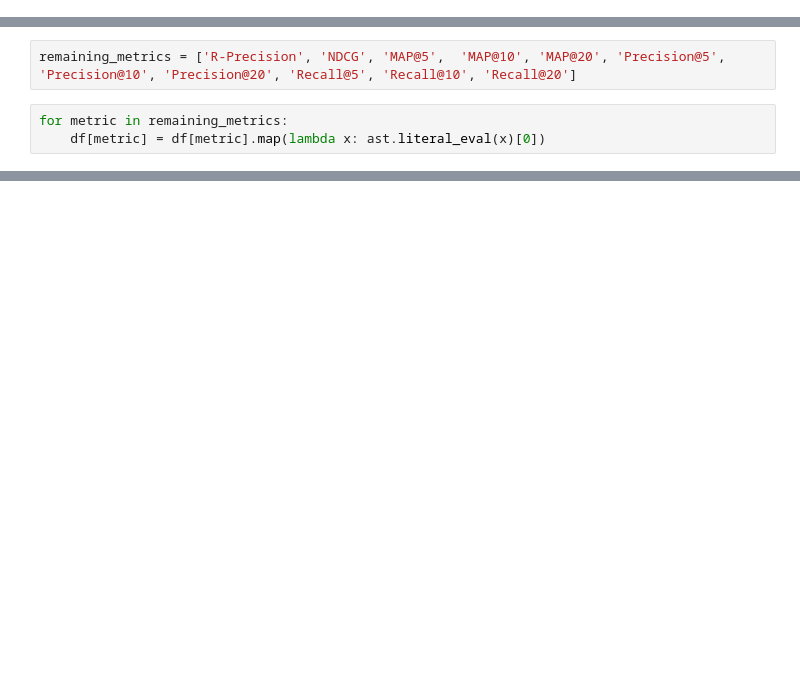
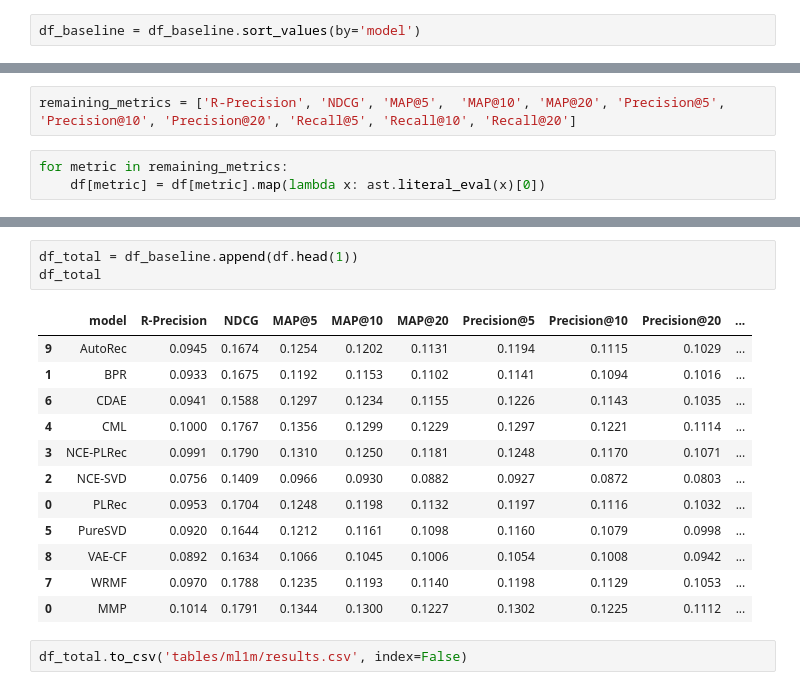
Before and after one commit to wuga214/MultiModesPreferenceEstimation, a Jupyter notebook: Reproduce Final Tables and Plots.ipynb, the cells around one changed output, grey strips where cells are left out. Cells and saved outputs as stored; diff of their text form; blank space fills up the shorter version.

```diff
--- a/Reproduce Final Tables and Plots.ipynb
+++ b/Reproduce Final Tables and Plots.ipynb
@@ -11,3 +19,5 @@ DATASET_NAME = 'ml1m'
+# %%
+df_baseline = df_baseline.sort_values(by='model')
 # %% [markdown]
 # Final Recommendation Performance
 # %%
@@ -71,0 +65,18 @@ df.groupby('model',
+# %%
+df_total = df_baseline.append(df.head(1))
+df_total
+# %% [output]
+|  | model | R-Precision | NDCG | MAP@5 | MAP@10 | MAP@20 | Precision@5 | Precision@10 | Precision@20 | ... |
+| 9 | AutoRec | 0.0945 | 0.1674 | 0.1254 | 0.1202 | 0.1131 | 0.1194 | 0.1115 | 0.1029 | ... |
+| 1 | BPR | 0.0933 | 0.1675 | 0.1192 | 0.1153 | 0.1102 | 0.1141 | 0.1094 | 0.1016 | ... |
+| 6 | CDAE | 0.0941 | 0.1588 | 0.1297 | 0.1234 | 0.1155 | 0.1226 | 0.1143 | 0.1035 | ... |
+| 4 | CML | 0.1000 | 0.1767 | 0.1356 | 0.1299 | 0.1229 | 0.1297 | 0.1221 | 0.1114 | ... |
+| 3 | NCE-PLRec | 0.0991 | 0.1790 | 0.1310 | 0.1250 | 0.1181 | 0.1248 | 0.1170 | 0.1071 | ... |
+| 2 | NCE-SVD | 0.0756 | 0.1409 | 0.0966 | 0.0930 | 0.0882 | 0.0927 | 0.0872 | 0.0803 | ... |
+| 0 | PLRec | 0.0953 | 0.1704 | 0.1248 | 0.1198 | 0.1132 | 0.1197 | 0.1116 | 0.1032 | ... |
+| 5 | PureSVD | 0.0920 | 0.1644 | 0.1212 | 0.1161 | 0.1098 | 0.1160 | 0.1079 | 0.0998 | ... |
+| 8 | VAE-CF | 0.0892 | 0.1634 | 0.1066 | 0.1045 | 0.1006 | 0.1054 | 0.1008 | 0.0942 | ... |
+| 7 | WRMF | 0.0970 | 0.1788 | 0.1235 | 0.1193 | 0.1140 | 0.1198 | 0.1129 | 0.1053 | ... |
+| 0 | MMP | 0.1014 | 0.1791 | 0.1344 | 0.1300 | 0.1227 | 0.1302 | 0.1225 | 0.1112 | ... |
+# %%
+df_total.to_csv('tables/ml1m/results.csv', index=False)
```
Also changed, not shown: parts of 10 cells of this notebook, 13 other files.
